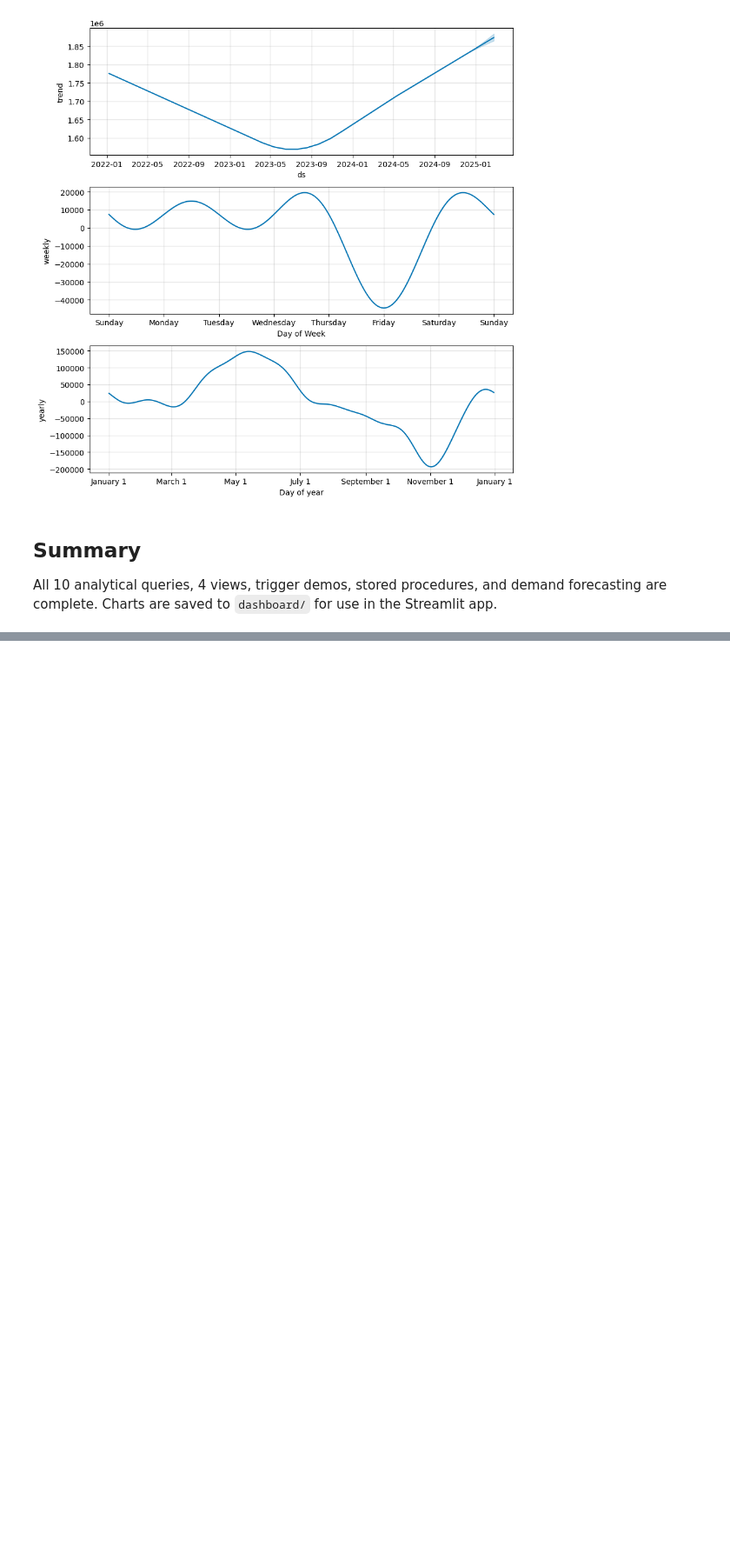
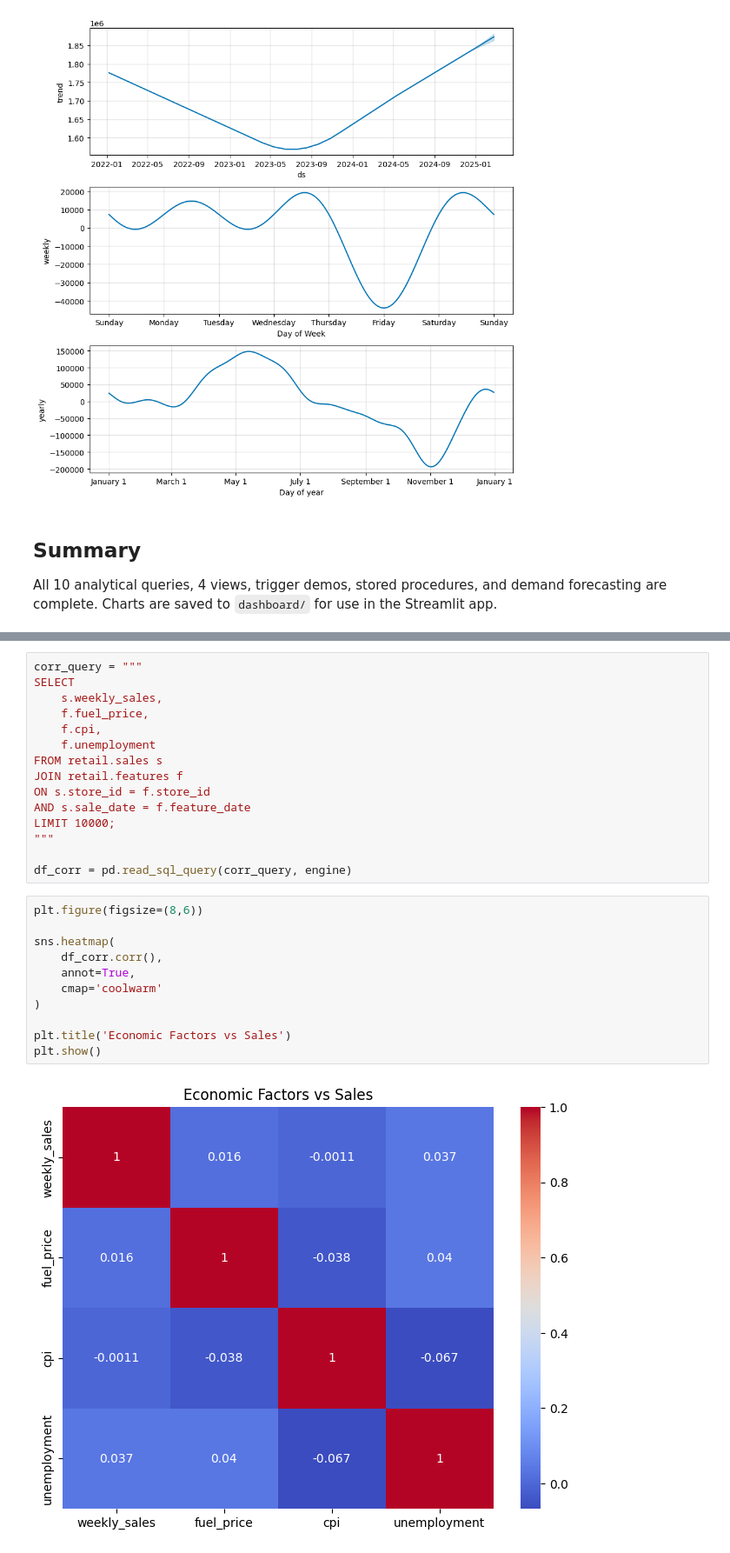
Before and after one commit to nikitasharma1203/Retail-Demand-Inventory-Management-System-with-Forecasting-Integration, a Jupyter notebook: notebooks/final.ipynb, the cells around one changed output, grey strips where cells are left out. Shown at 87% size. Cells and saved outputs as stored; diff of their text form; blank space fills up the shorter version.

```diff
--- a/notebooks/final.ipynb
+++ b/notebooks/final.ipynb
@@ -732,0 +875,28 @@ Charts are saved to `dashboard/` for use in the Streamlit app.
+# %%
+corr_query = """
+SELECT
+    s.weekly_sales,
+    f.fuel_price,
+    f.cpi,
+    f.unemployment
+FROM retail.sales s
+JOIN retail.features f
+ON s.store_id = f.store_id
+AND s.sale_date = f.feature_date
+LIMIT 10000;
+"""
+
+df_corr = pd.read_sql_query(corr_query, engine)
+# %%
+plt.figure(figsize=(8,6))
+
+sns.heatmap(
+    df_corr.corr(),
+    annot=True,
+    cmap='coolwarm'
+)
+
+plt.title('Economic Factors vs Sales')
+plt.show()
+# %% [output]
+[figure, added]
```
Also changed, not shown: parts of 23 cells of this notebook, 38 other files.
